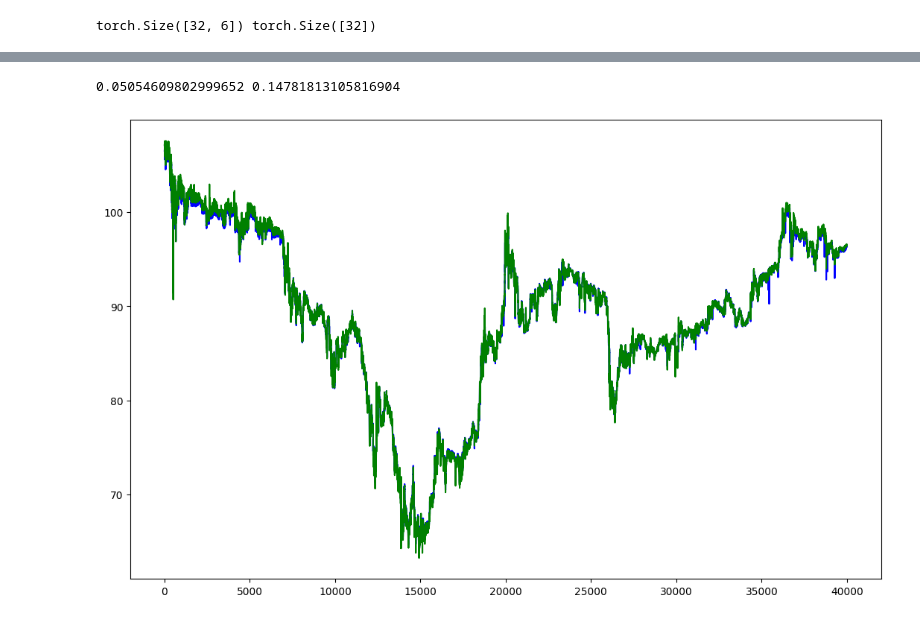
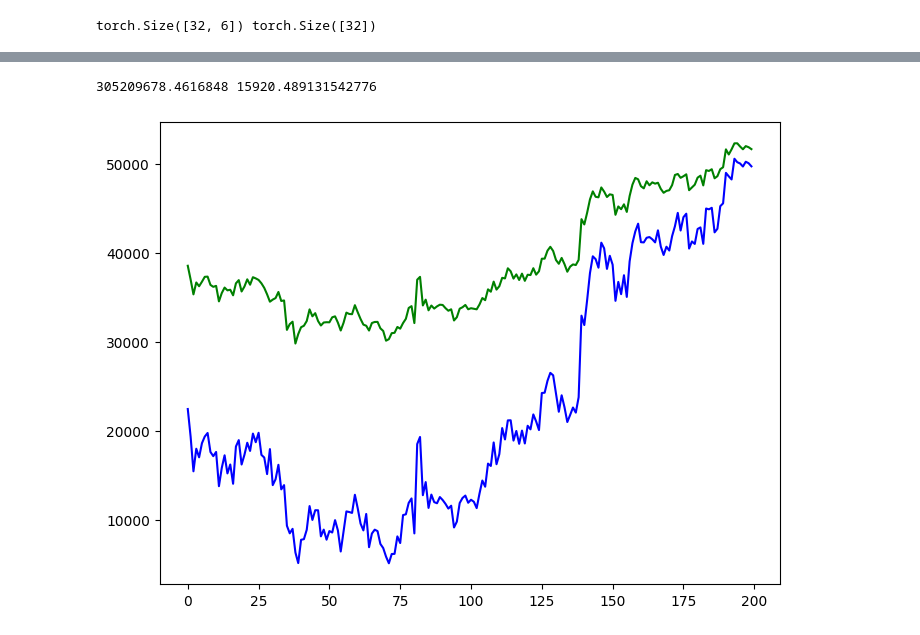
Before and after one commit to Siddp278/new-forecasting-models, a Jupyter notebook: Simpler Models/RNN bitcoin.ipynb, the cells around one changed output, grey strips where cells are left out. Cells and saved outputs as stored; diff of their text form; code cells hidden in the pictures.

```diff
--- a/Simpler Models/RNN bitcoin.ipynb
+++ b/Simpler Models/RNN bitcoin.ipynb
@@ -102,3 +104,7 @@ class bitcoin(Dataset):
         p = (self.X[index, :] - self.meta[2])/(self.meta[0] - self.meta[2] + self.bias)
         q = (self.y[index] - self.meta[3])/(self.meta[1] - self.meta[3] + self.bias)
         return p,q
+# %%
+# train = bitcoin(X.iloc[:100000, :], y.iloc[:100000], 1e-4)
+train = bitcoin(X.iloc[2400000:4500000], y.iloc[2400000:4500000], 1e-4)
+train.meta[0][2]
@@ -105,4 +113,4 @@ class bitcoin(Dataset):
 # %%
-train = bitcoin(X.iloc[:100000, :], y.iloc[:100000], 1e-4)
-train.meta[0][2]
+val = bitcoin(X.iloc[4500000:4750000], y.iloc[4500000:4750000], 1e-4)
+val.meta[0][2]
 # %% [output]
@@ -110,4 +118,4 @@ train.meta[0][2]
 # %%
-val = bitcoin(X.iloc[100000:140000, :], y.iloc[100000:140000], 1e-4)
-val.meta[0][2]
+test = bitcoin(X.iloc[4750000:4800000], y.iloc[4750000:4800000], 1e-4)
+test.meta[0][2]
 # %% [output]
@@ -115,3 +122,0 @@ val.meta[0][2]
-# %%
-test = bitcoin(X.iloc[140000:180000, :], y.iloc[140000:180000], 1e-4)
-test.meta[0][2]
@@ -232,37 +231,38 @@ Iter:  99 train:  0.0030306999245811946 val:  0.004885774496928783
 # %%
 # Testing the model
 
 with torch.no_grad():
     mse_val = 0
     preds = []
     true = []
     for batch_x, batch_y in test_loader:
         batch_x = batch_x.cuda()
         batch_y = batch_y.cuda()
         output = model(batch_x)
         output = output.squeeze(1)
         preds.append(output.detach().cpu().numpy())
         true.append(batch_y.detach().cpu().numpy())
         mse_val += criterion(output, batch_y).item()*batch_x.shape[0]
     preds = np.concatenate(preds)
     true = np.concatenate(true)
 
     # resizing to true value scales
     preds = preds*(test.meta[1] - test.meta[3]) + test.meta[3]
     true = true*(test.meta[1] - test.meta[3]) + test.meta[3]
 
     mse = mean_squared_error(true, preds)
     mae = mean_absolute_error(true, preds)
 
     print(mse, mae)
 
-    plt.figure(figsize=(13, 8))
-    plt.plot(preds, 'b', label='line 1')
-    plt.plot(true, 'g',  label='line 2')
+    n = 250
+    plt.figure(figsize=(8, 6))
+    plt.plot(preds[::n], 'b', label='line 1')
+    plt.plot(true[::n], 'g',  label='line 2')
     plt.show()
 # %% [output]
-0.05054609802999652 0.14781813105816904
+305209678.4616848 15920.489131542776
-[figure, old version]
+[figure, new version]
 # %%
 # https://www.kaggle.com/code/myonin/bitcoin-price-prediction-by-arima/notebook
 # https://www.kaggle.com/code/zikazika/using-rnn-and-arima-to-predict-bitcoin-price/notebook
```
Also changed, not shown: parts of 11 cells of this notebook, 3 other files.
